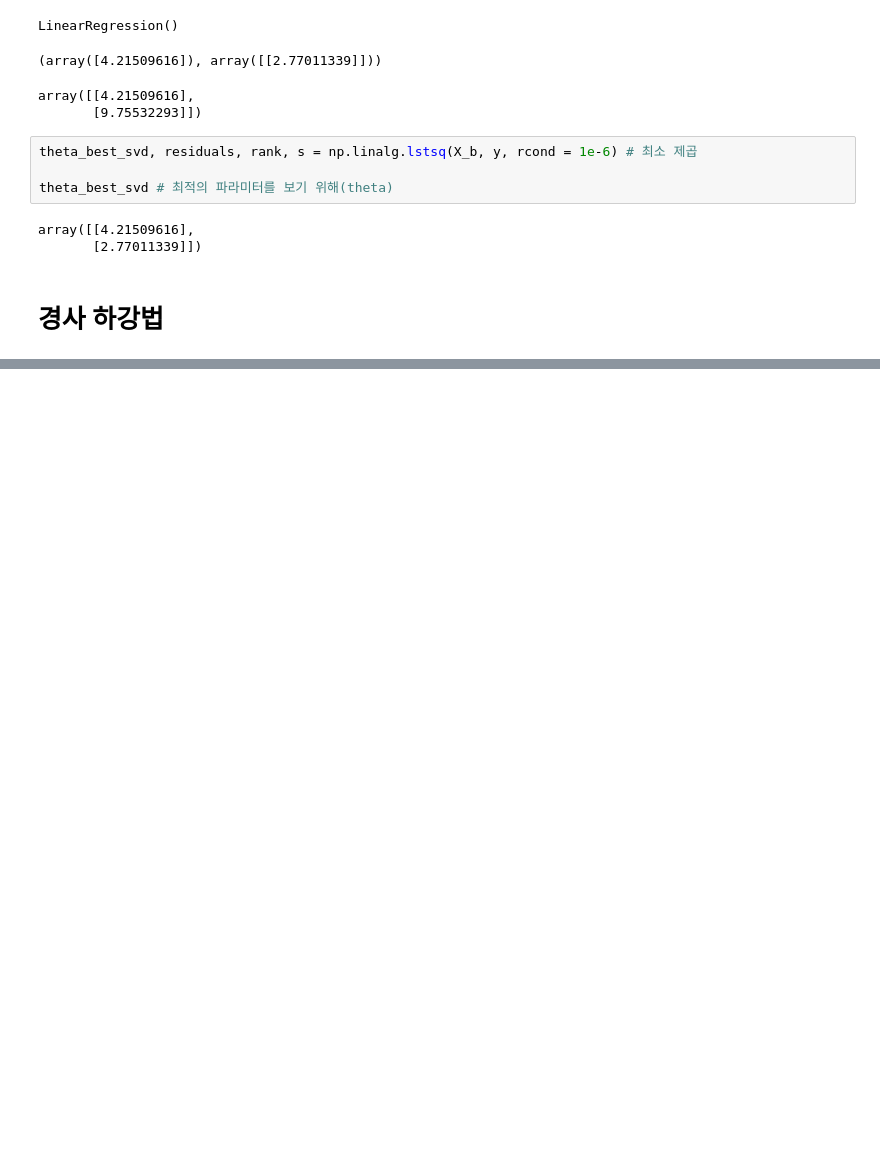
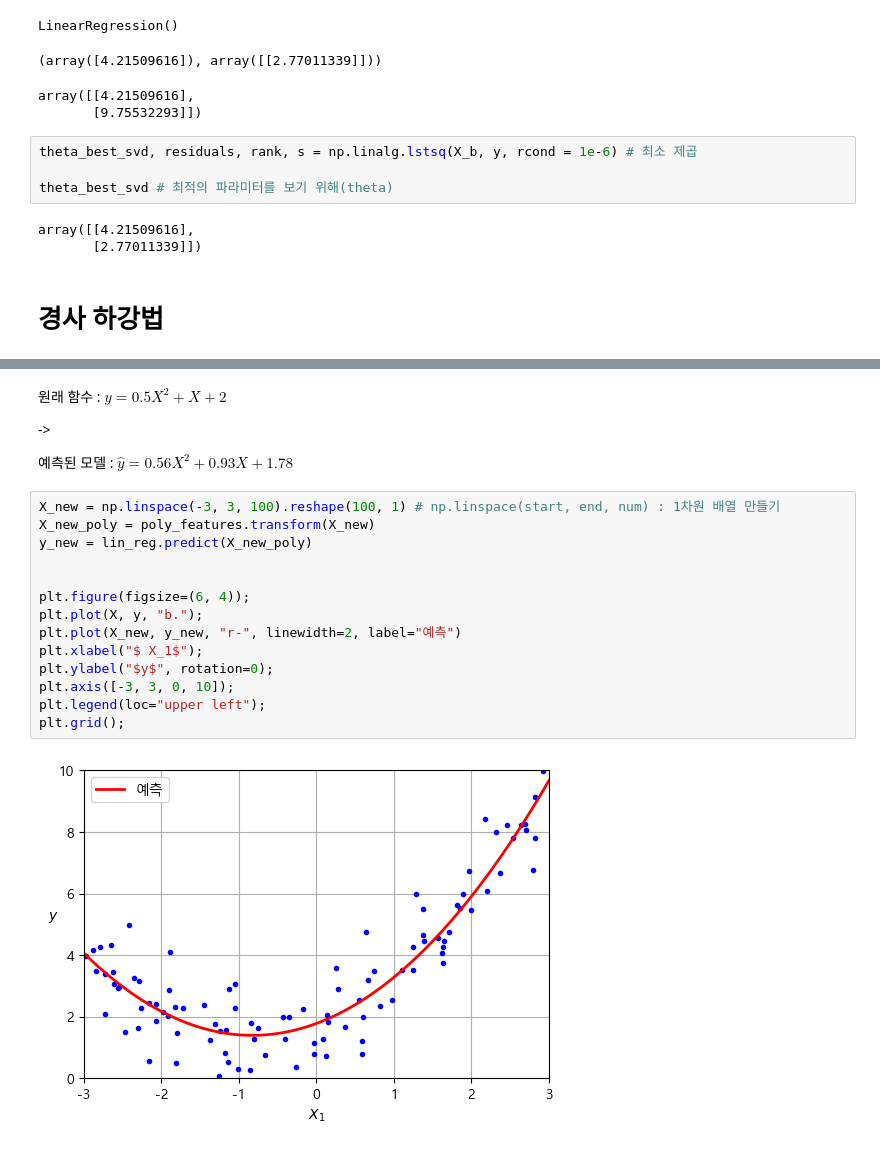
Before and after one commit to dbfla3831/study, a Jupyter notebook: ML/4장. 모델 훈련.ipynb, the cells around one changed output, grey strips where cells are left out. Drawn from its saved outputs; the diff is of its cells as text; blank space fills up the shorter version.

```diff
--- a/ML/4장. 모델 훈련.ipynb
+++ b/ML/4장. 모델 훈련.ipynb
@@ -171,0 +296,22 @@ $\color{Red}*중요한 파라미터는 스텝(단계)의 크기로, 학습률
+# %% [markdown]
+원래 함수 : $ y = 0.5X ^ 2 + X + 2 $
+
+->
+
+예측된 모델 : $\widehat y = 0.56X^2 + 0.93X + 1.78$
+# %%
+X_new = np.linspace(-3, 3, 100).reshape(100, 1) # np.linspace(start, end, num) : 1차원 배열 만들기
+X_new_poly = poly_features.transform(X_new)
+y_new = lin_reg.predict(X_new_poly)
+
+
+plt.figure(figsize=(6, 4));
+plt.plot(X, y, "b.");
+plt.plot(X_new, y_new, "r-", linewidth=2, label="예측")
+plt.xlabel("$ X_1$");
+plt.ylabel("$y$", rotation=0);
+plt.axis([-3, 3, 0, 10]);
+plt.legend(loc="upper left");
+plt.grid();
+# %% [output]
+[figure, added]
```
Also changed, not shown: parts of 53 cells of this notebook.
